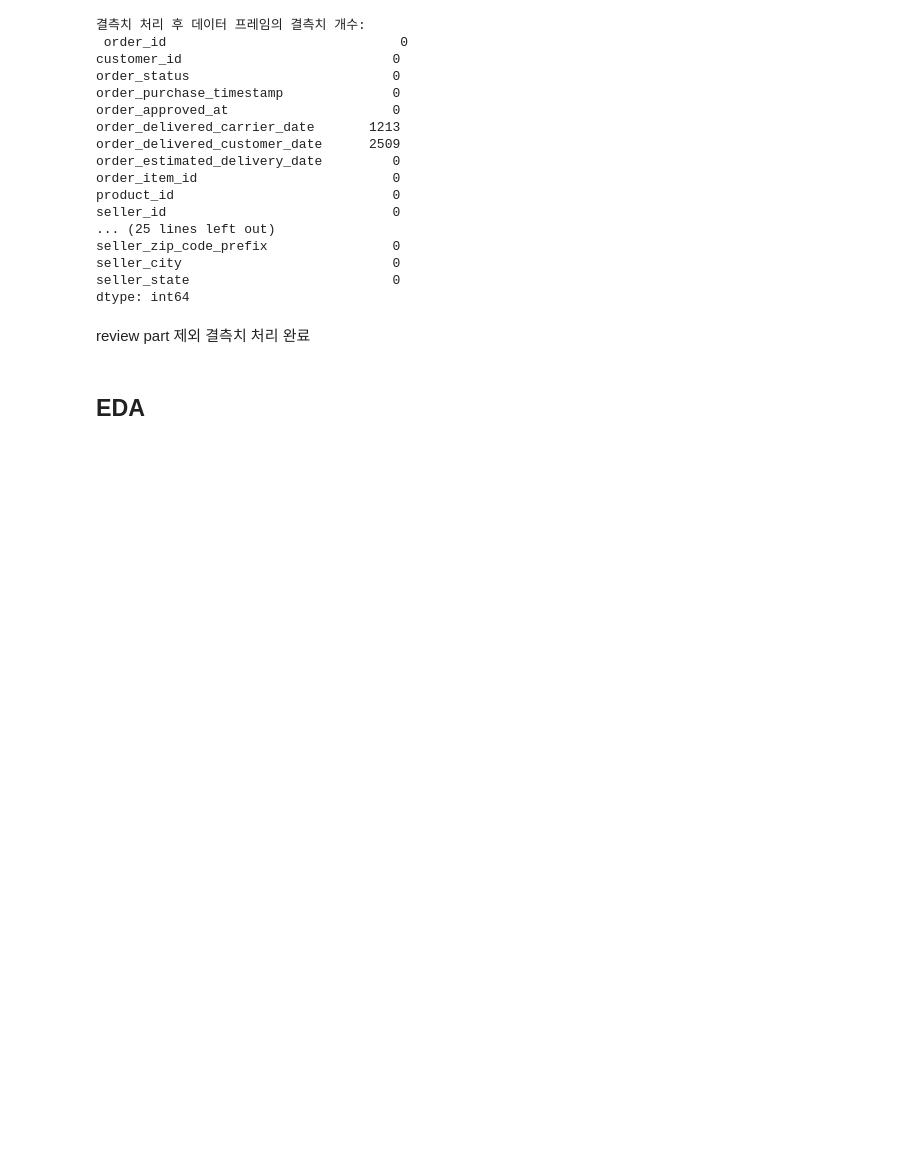
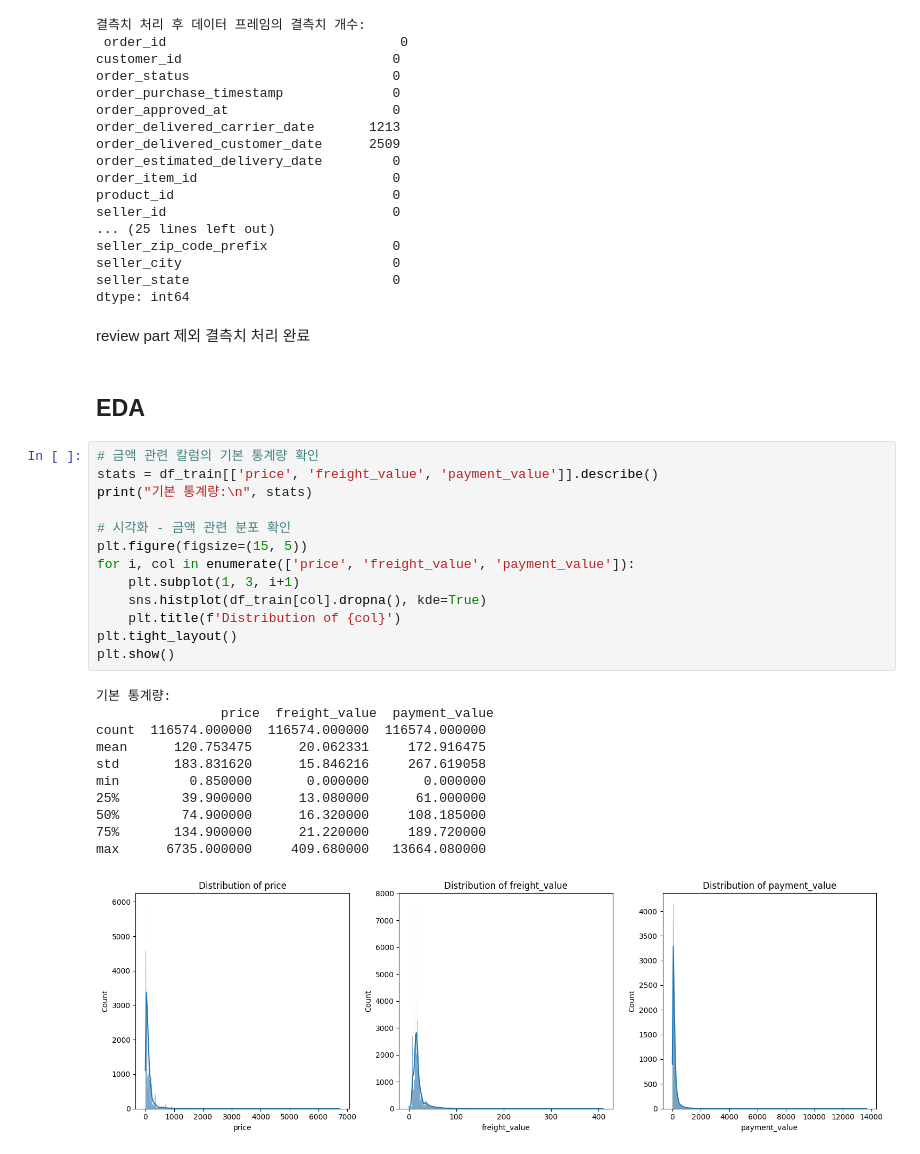
Before and after one commit to dothegee/ecommerce_project, a Jupyter notebook: code/EDA2.ipynb, the cells around one changed output. Drawn from its saved outputs; the diff is of its cells as text; blank space fills up the shorter version.

```diff
--- a/code/EDA2.ipynb
+++ b/code/EDA2.ipynb
@@ -324,3 +324,28 @@ dtype: int64
 review part 제외 결측치 처리 완료
 # %% [markdown]
 ## EDA
+# %%
+# 금액 관련 칼럼의 기본 통계량 확인
+stats = df_train[['price', 'freight_value', 'payment_value']].describe()
+print("기본 통계량:\n", stats)
+
+# 시각화 - 금액 관련 분포 확인
+plt.figure(figsize=(15, 5))
+for i, col in enumerate(['price', 'freight_value', 'payment_value']):
+    plt.subplot(1, 3, i+1)
+    sns.histplot(df_train[col].dropna(), kde=True)
+    plt.title(f'Distribution of {col}')
+plt.tight_layout()
+plt.show()
+# %% [output]
+기본 통계량:
+                price  freight_value  payment_value
+count  116574.000000  116574.000000  116574.000000
+mean      120.753475      20.062331     172.916475
+std       183.831620      15.846216     267.619058
+min         0.850000       0.000000       0.000000
+25%        39.900000      13.080000      61.000000
+50%        74.900000      16.320000     108.185000
+75%       134.900000      21.220000     189.720000
+max      6735.000000     409.680000   13664.080000
+[figure, added]
```
Also changed, not shown: parts of 2 cells of this notebook.
